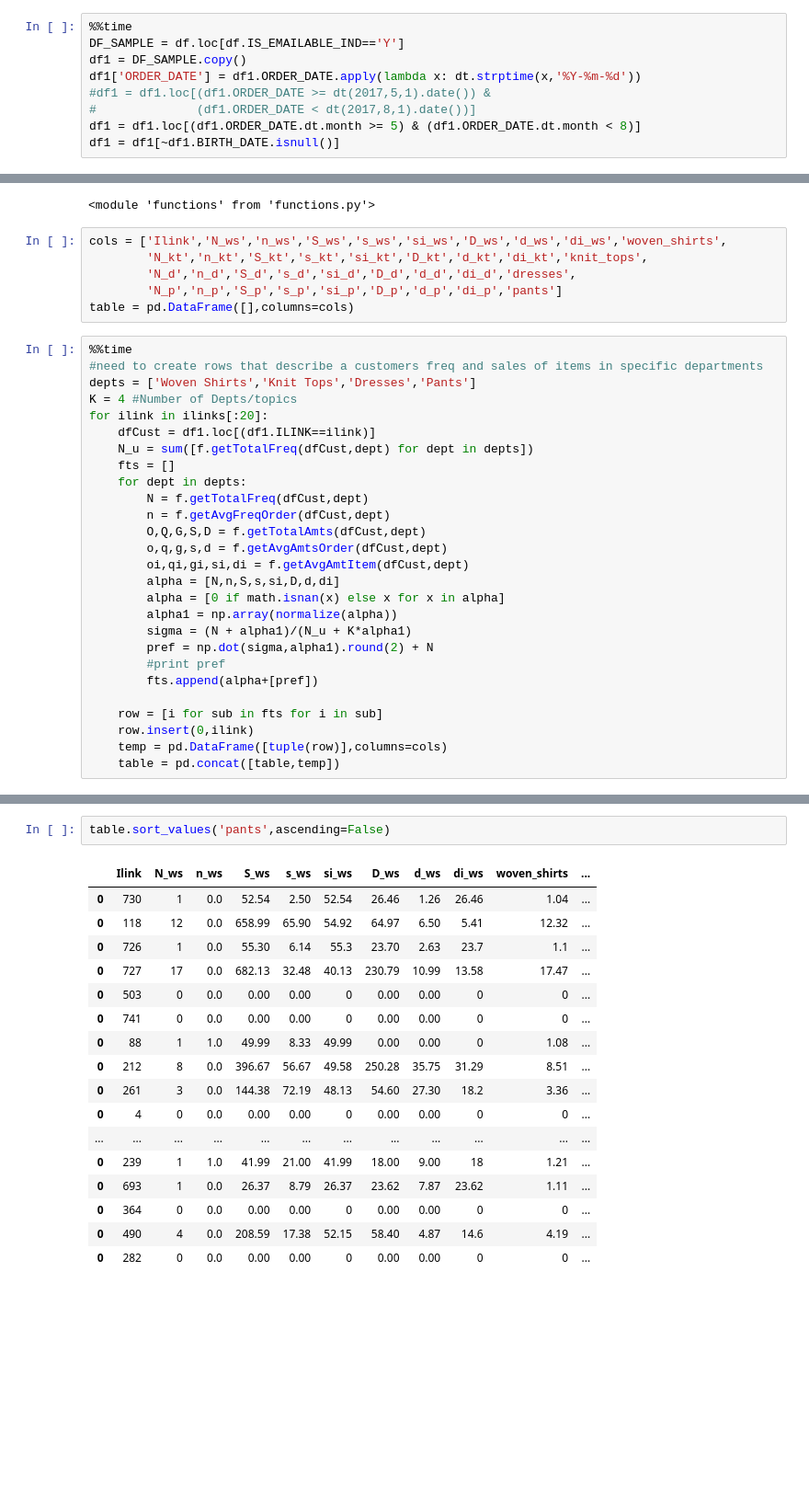
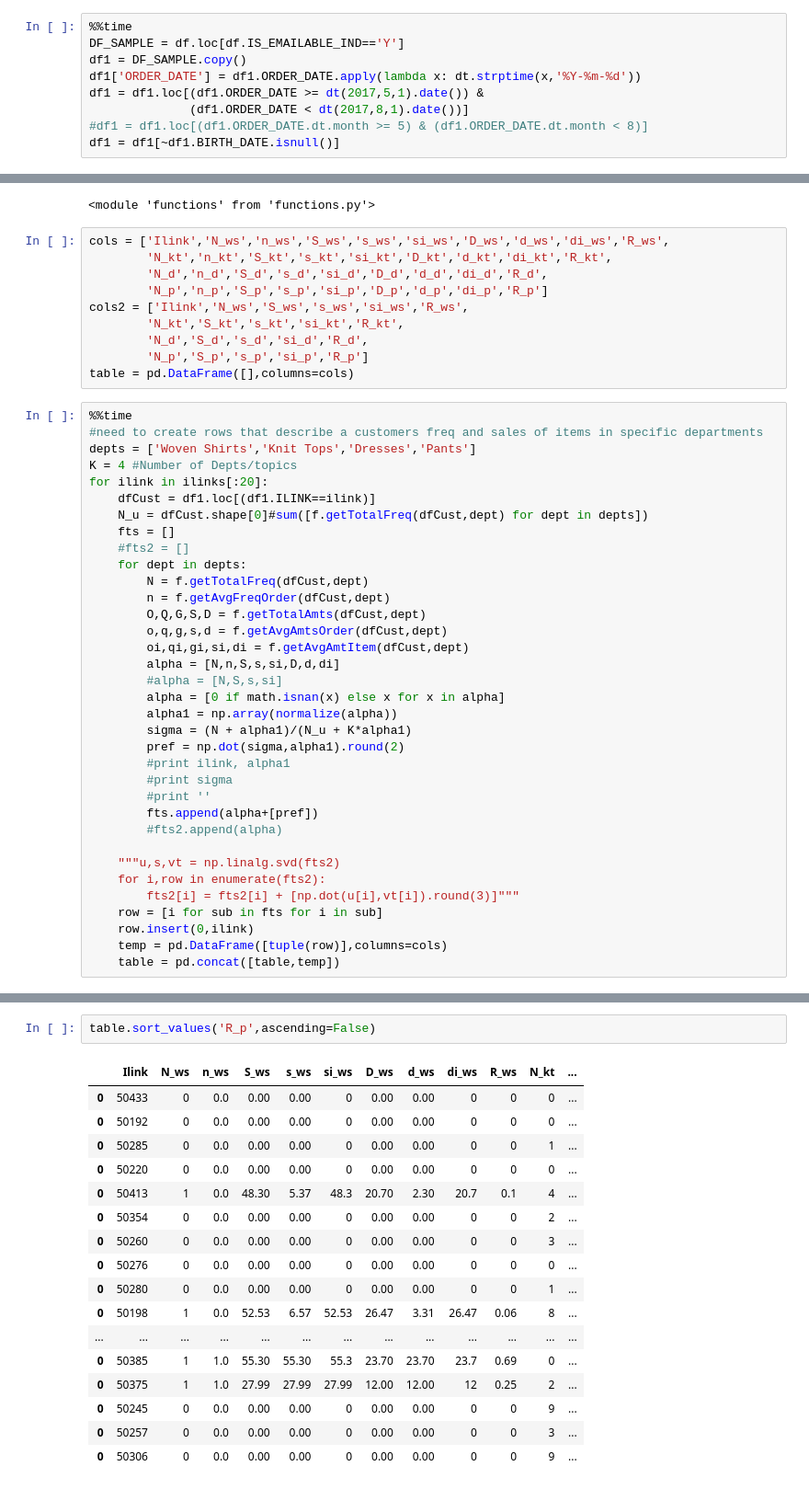
Before and after one commit to alexander-pan/Ecommerce, a Jupyter notebook: Data_Exploration.ipynb, the cells around one changed output, grey strips where cells are left out. Shown: that part at 92% size. Drawn from its saved outputs; the diff is of its cells as text; blank space fills up the shorter version.

```diff
--- a/Data_Exploration.ipynb
+++ b/Data_Exploration.ipynb
@@ -41,8 +41,8 @@ Wall time: 23.5 s
 DF_SAMPLE = df.loc[df.IS_EMAILABLE_IND=='Y']
 df1 = DF_SAMPLE.copy()
 df1['ORDER_DATE'] = df1.ORDER_DATE.apply(lambda x: dt.strptime(x,'%Y-%m-%d'))
-#df1 = df1.loc[(df1.ORDER_DATE >= dt(2017,5,1).date()) &
-#              (df1.ORDER_DATE < dt(2017,8,1).date())]
-df1 = df1.loc[(df1.ORDER_DATE.dt.month >= 5) & (df1.ORDER_DATE.dt.month < 8)]
+df1 = df1.loc[(df1.ORDER_DATE >= dt(2017,5,1).date()) &
+              (df1.ORDER_DATE < dt(2017,8,1).date())]
+#df1 = df1.loc[(df1.ORDER_DATE.dt.month >= 5) & (df1.ORDER_DATE.dt.month < 8)]
 df1 = df1[~df1.BIRTH_DATE.isnull()]
 # %% [output]
@@ -90,10 +100,14 @@ reload(f)
 # %% [output]
 <module 'functions' from 'functions.py'>
 # %%
-cols = ['Ilink','N_ws','n_ws','S_ws','s_ws','si_ws','D_ws','d_ws','di_ws','woven_shirts',
-        'N_kt','n_kt','S_kt','s_kt','si_kt','D_kt','d_kt','di_kt','knit_tops',
-        'N_d','n_d','S_d','s_d','si_d','D_d','d_d','di_d','dresses',
-        'N_p','n_p','S_p','s_p','si_p','D_p','d_p','di_p','pants']
+cols = ['Ilink','N_ws','n_ws','S_ws','s_ws','si_ws','D_ws','d_ws','di_ws','R_ws',
+        'N_kt','n_kt','S_kt','s_kt','si_kt','D_kt','d_kt','di_kt','R_kt',
+        'N_d','n_d','S_d','s_d','si_d','D_d','d_d','di_d','R_d',
+        'N_p','n_p','S_p','s_p','si_p','D_p','d_p','di_p','R_p']
+cols2 = ['Ilink','N_ws','S_ws','s_ws','si_ws','R_ws',
+        'N_kt','S_kt','s_kt','si_kt','R_kt',
+        'N_d','S_d','s_d','si_d','R_d',
+        'N_p','S_p','s_p','si_p','R_p']
 table = pd.DataFrame([],columns=cols)
 # %%
 %%time
@@ -102,8 +116,9 @@ depts = ['Woven Shirts','Knit Tops','Dresses','Pants']
 K = 4 #Number of Depts/topics
 for ilink in ilinks[:20]:
     dfCust = df1.loc[(df1.ILINK==ilink)]
-    N_u = sum([f.getTotalFreq(dfCust,dept) for dept in depts])
+    N_u = dfCust.shape[0]#sum([f.getTotalFreq(dfCust,dept) for dept in depts])
     fts = []
+    #fts2 = []
     for dept in depts:
         N = f.getTotalFreq(dfCust,dept)
         n = f.getAvgFreqOrder(dfCust,dept)
@@ -111,13 +126,20 @@ for ilink in ilinks[:20]:
         o,q,g,s,d = f.getAvgAmtsOrder(dfCust,dept)
         oi,qi,gi,si,di = f.getAvgAmtItem(dfCust,dept)
         alpha = [N,n,S,s,si,D,d,di]
+        #alpha = [N,S,s,si]
         alpha = [0 if math.isnan(x) else x for x in alpha]
         alpha1 = np.array(normalize(alpha))
         sigma = (N + alpha1)/(N_u + K*alpha1)
-        pref = np.dot(sigma,alpha1).round(2) + N
-        #print pref
+        pref = np.dot(sigma,alpha1).round(2)
+        #print ilink, alpha1
+        #print sigma
+        #print ''
         fts.append(alpha+[pref])
+        #fts2.append(alpha)
 
+    """u,s,vt = np.linalg.svd(fts2)
+    for i,row in enumerate(fts2):
+        fts2[i] = fts2[i] + [np.dot(u[i],vt[i]).round(3)]"""
     row = [i for sub in fts for i in sub]
     row.insert(0,ilink)
     temp = pd.DataFrame([tuple(row)],columns=cols)
@@ -128,20 +150,20 @@ Wall time: 3.09 s
 # %%
-table.sort_values('pants',ascending=False)
+table.sort_values('R_p',ascending=False)
 # %% [output]
-|  | Ilink | N_ws | n_ws | S_ws | s_ws | si_ws | D_ws | d_ws | di_ws | woven_shirts | ... |
-| 0 | 730 | 1 | 0.0 | 52.54 | 2.50 | 52.54 | 26.46 | 1.26 | 26.46 | 1.04 | ... |
-| 0 | 118 | 12 | 0.0 | 658.99 | 65.90 | 54.92 | 64.97 | 6.50 | 5.41 | 12.32 | ... |
-| 0 | 726 | 1 | 0.0 | 55.30 | 6.14 | 55.3 | 23.70 | 2.63 | 23.7 | 1.1 | ... |
-| 0 | 727 | 17 | 0.0 | 682.13 | 32.48 | 40.13 | 230.79 | 10.99 | 13.58 | 17.47 | ... |
-| 0 | 503 | 0 | 0.0 | 0.00 | 0.00 | 0 | 0.00 | 0.00 | 0 | 0 | ... |
-| 0 | 741 | 0 | 0.0 | 0.00 | 0.00 | 0 | 0.00 | 0.00 | 0 | 0 | ... |
-| 0 | 88 | 1 | 1.0 | 49.99 | 8.33 | 49.99 | 0.00 | 0.00 | 0 | 1.08 | ... |
-| 0 | 212 | 8 | 0.0 | 396.67 | 56.67 | 49.58 | 250.28 | 35.75 | 31.29 | 8.51 | ... |
-| 0 | 261 | 3 | 0.0 | 144.38 | 72.19 | 48.13 | 54.60 | 27.30 | 18.2 | 3.36 | ... |
-| 0 | 4 | 0 | 0.0 | 0.00 | 0.00 | 0 | 0.00 | 0.00 | 0 | 0 | ... |
-| ... | ... | ... | ... | ... | ... | ... | ... | ... | ... | ... | ... |
-| 0 | 239 | 1 | 1.0 | 41.99 | 21.00 | 41.99 | 18.00 | 9.00 | 18 | 1.21 | ... |
-| 0 | 693 | 1 | 0.0 | 26.37 | 8.79 | 26.37 | 23.62 | 7.87 | 23.62 | 1.11 | ... |
-| 0 | 364 | 0 | 0.0 | 0.00 | 0.00 | 0 | 0.00 | 0.00 | 0 | 0 | ... |
-| 0 | 490 | 4 | 0.0 | 208.59 | 17.38 | 52.15 | 58.40 | 4.87 | 14.6 | 4.19 | ... |
-| 0 | 282 | 0 | 0.0 | 0.00 | 0.00 | 0 | 0.00 | 0.00 | 0 | 0 | ... |
+|  | Ilink | N_ws | n_ws | S_ws | s_ws | si_ws | D_ws | d_ws | di_ws | R_ws | N_kt | ... |
+| 0 | 50433 | 0 | 0.0 | 0.00 | 0.00 | 0 | 0.00 | 0.00 | 0 | 0 | 0 | ... |
+| 0 | 50192 | 0 | 0.0 | 0.00 | 0.00 | 0 | 0.00 | 0.00 | 0 | 0 | 0 | ... |
+| 0 | 50285 | 0 | 0.0 | 0.00 | 0.00 | 0 | 0.00 | 0.00 | 0 | 0 | 1 | ... |
+| 0 | 50220 | 0 | 0.0 | 0.00 | 0.00 | 0 | 0.00 | 0.00 | 0 | 0 | 0 | ... |
+| 0 | 50413 | 1 | 0.0 | 48.30 | 5.37 | 48.3 | 20.70 | 2.30 | 20.7 | 0.1 | 4 | ... |
+| 0 | 50354 | 0 | 0.0 | 0.00 | 0.00 | 0 | 0.00 | 0.00 | 0 | 0 | 2 | ... |
+| 0 | 50260 | 0 | 0.0 | 0.00 | 0.00 | 0 | 0.00 | 0.00 | 0 | 0 | 3 | ... |
+| 0 | 50276 | 0 | 0.0 | 0.00 | 0.00 | 0 | 0.00 | 0.00 | 0 | 0 | 0 | ... |
+| 0 | 50280 | 0 | 0.0 | 0.00 | 0.00 | 0 | 0.00 | 0.00 | 0 | 0 | 1 | ... |
+| 0 | 50198 | 1 | 0.0 | 52.53 | 6.57 | 52.53 | 26.47 | 3.31 | 26.47 | 0.06 | 8 | ... |
+| ... | ... | ... | ... | ... | ... | ... | ... | ... | ... | ... | ... | ... |
+| 0 | 50385 | 1 | 1.0 | 55.30 | 55.30 | 55.3 | 23.70 | 23.70 | 23.7 | 0.69 | 0 | ... |
+| 0 | 50375 | 1 | 1.0 | 27.99 | 27.99 | 27.99 | 12.00 | 12.00 | 12 | 0.25 | 2 | ... |
+| 0 | 50245 | 0 | 0.0 | 0.00 | 0.00 | 0 | 0.00 | 0.00 | 0 | 0 | 9 | ... |
+| 0 | 50257 | 0 | 0.0 | 0.00 | 0.00 | 0 | 0.00 | 0.00 | 0 | 0 | 3 | ... |
+| 0 | 50306 | 0 | 0.0 | 0.00 | 0.00 | 0 | 0.00 | 0.00 | 0 | 0 | 9 | ... |
```
Also changed, not shown: parts of 6 cells of this notebook, 1 other file.
